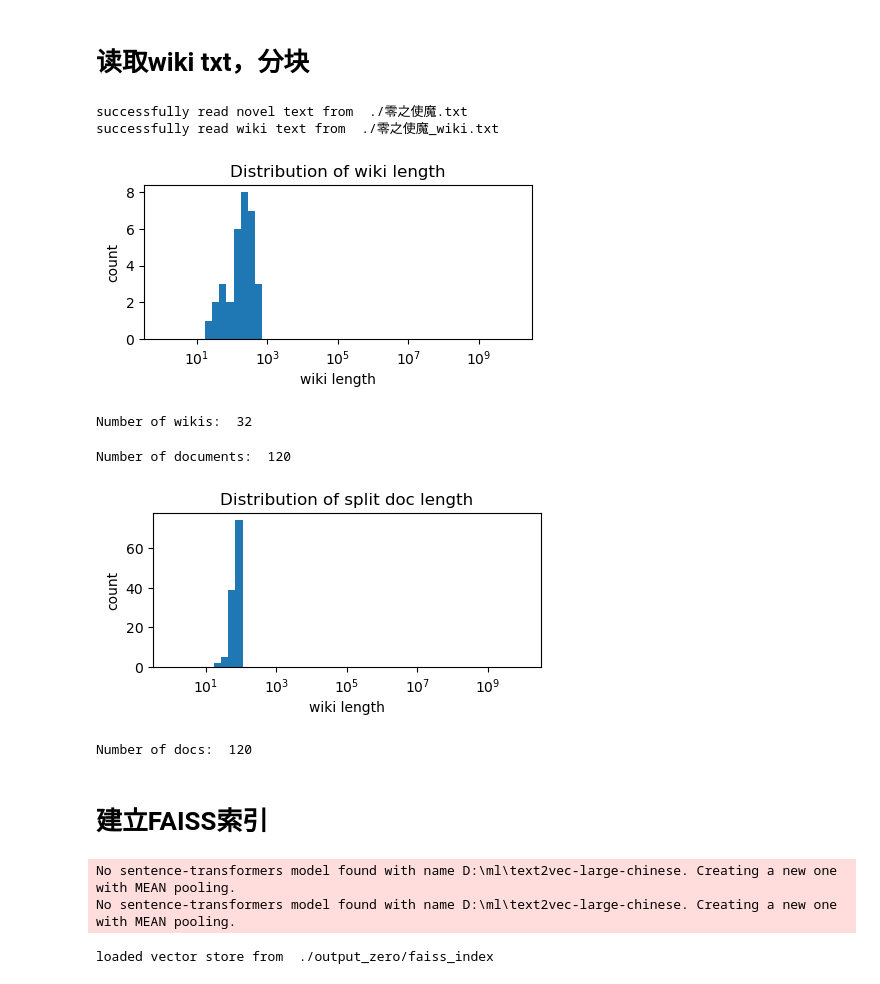
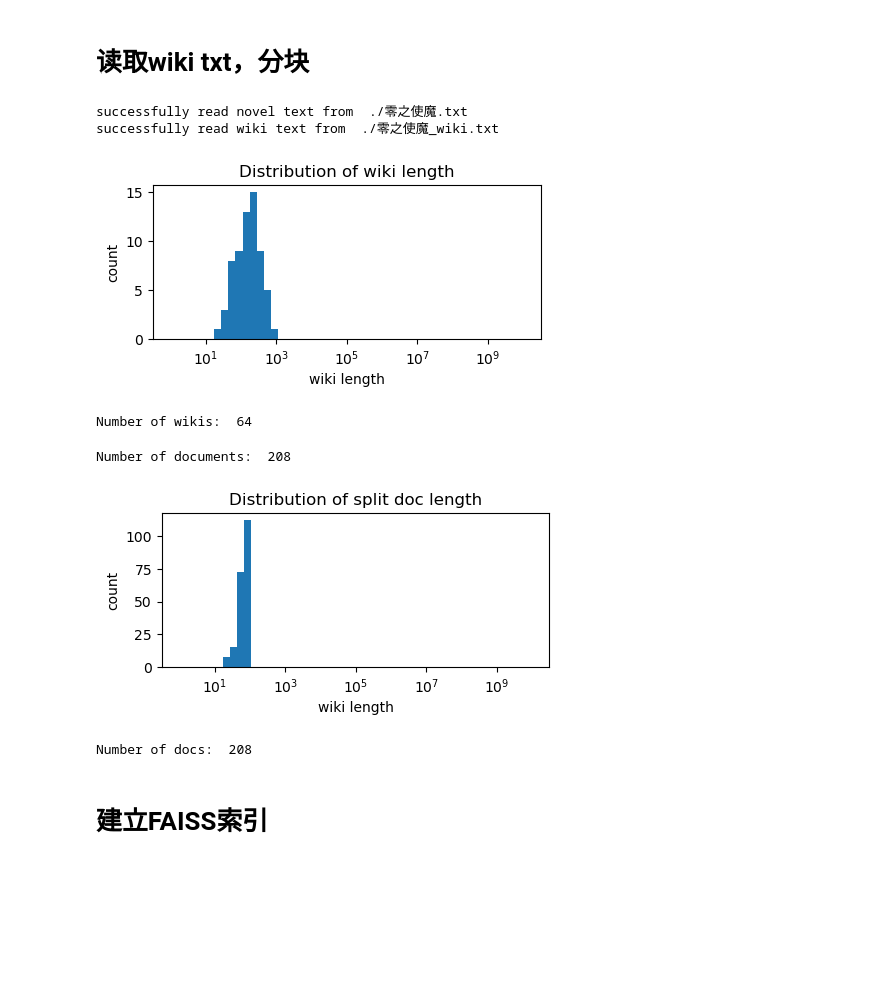
Before and after one commit to fangzhangmnm/novel2trpg, a Jupyter notebook: STEP1_build_knowledge_base.ipynb, the cells around one changed output. Cells and saved outputs as stored; diff of their text form; code cells hidden in the pictures; blank space fills up the shorter version.

Commit message:
optimize initial summary by using retrospect and better knowledge base start working on chapter summary

```diff
--- a/STEP1_build_knowledge_base.ipynb
+++ b/STEP1_build_knowledge_base.ipynb
@@ -3,21 +3,20 @@ wiki_path = './零之使魔_wiki.txt'
 novel_path='./零之使魔.txt'
 output_dir='./output_zero/'
 faiss_path=output_dir+'faiss_index'
+rename_map_path=output_dir+'rename_map.json'
 
 include_novel=False
 include_title=True
 max_title_len=20
 min_content_len=20
 max_content_len=100
-chunk_overlap=50
+chunk_overlap=10
 
-import os
+import os,json
 if not os.path.exists(output_dir):
     os.makedirs(output_dir)
 
-# faiss_cache_dir=output_dir+'faiss_cache'
-# if not os.path.exists(faiss_cache_dir):
-#     os.makedirs(faiss_cache_dir)
+rename_map=json.load(open(rename_map_path,'r',encoding='utf-8')) if os.path.exists(rename_map_path) else {}
 # %% [markdown]
 # 读取wiki txt，分块
 # %%
@@ -27,40 +26,48 @@ with open(novel_path,'r',encoding='utf-8') as f:
     novel_text=f.read()
 print('successfully read novel text from ', novel_path)
 
+for from_name,to_name in rename_map.items():
+    novel_text=novel_text.replace(from_name,to_name)
+
 re_chapter_title=re.compile(r"^(.{1,8}章|.{1,8}篇|.{1,8}集|.{1,8}卷|后记|序)\s", flags=re.MULTILINE)
 chapters = re.split(re_chapter_title, novel_text)[1:]
 chapters = [chapters[i]+' '+chapters[i + 1] for i in range(0, len(chapters), 2) if len(chapters[i + 1]) > min_content_len]
 chapter_titles=[chapter.split('\n')[0].strip()[:max_title_len] for chapter in chapters]
 chapters=[chapter.split('\n',1)[1] for chapter in chapters]
 
+
 with open(wiki_path,'r',encoding='utf-8') as f:
     wiki_text=f.read()
+
+for from_name,to_name in rename_map.items():
+    wiki_text=wiki_text.replace(from_name,to_name)
+
 print('successfully read wiki text from ', wiki_path)
-
-re_wiki_title=re.compile(r"^(【词条】)\s", flags=re.MULTILINE)
+wiki_text=re.sub(r'^\%.*\n','',wiki_text,flags=re.MULTILINE) # remove lines start with %
+re_wiki_title=re.compile(r"^(【词条】)\s", flags=re.MULTILINE) # 【词条】 XXXXXX
 wikis=re.split(re_wiki_title,wiki_text)[1:]
 wikis=[wikis[i]+' '+wikis[i+1] for i in range(0,len(wikis),2) if len(wikis[i+1])>min_content_len]
 wiki_titles=[wiki.split('\n')[0].strip().replace('【词条】','')[:max_title_len] for wiki in wikis]
 wikis=[wiki.split('\n',1)[1] for wiki in wikis]
 
 
 import matplotlib.pyplot as plt
 import numpy as np
 if include_novel:
     plt.figure(figsize=(5, 2))
     plt.hist([len(chapter) for chapter in chapters], bins=np.logspace(0, 10, 50))
     plt.xscale('log');plt.xlabel('chapter length');plt.ylabel('count');plt.title('Distribution of chapter length');plt.show()
     print('Number of chapters: ', len(chapters))
 
 plt.figure(figsize=(5, 2))
 plt.hist([len(wiki) for wiki in wikis], bins=np.logspace(0, 10, 50))
 plt.xscale('log');plt.xlabel('wiki length');plt.ylabel('count');plt.title('Distribution of wiki length');plt.show()
 print('Number of wikis: ', len(wikis))
 # %% [output]
 successfully read novel text from  ./零之使魔.txt
 successfully read wiki text from  ./零之使魔_wiki.txt
-[figure, old version]
+[figure, new version]
-Number of wikis:  32
+Number of wikis:  64
 # %%
 from langchain.schema import Document
 from langchain.text_splitter import RecursiveCharacterTextSplitter
@@ -90,54 +97,8 @@ plt.hist([len(doc.page_content) for doc in documents], bins=np.logspace(0, 10, 5
 plt.xscale('log');plt.xlabel('wiki length');plt.ylabel('count');plt.title('Distribution of split doc length');plt.show()
 print('Number of docs: ', len(documents))
 # %% [output]
-Number of documents:  120
+Number of documents:  208
-[figure, old version]
+[figure, new version]
-Number of docs:  120
+Number of docs:  208
 # %% [markdown]
 # 建立FAISS索引
-# %%
-from langchain.embeddings import HuggingFaceEmbeddings
-import sentence_transformers
-from langchain.vectorstores import FAISS
-
-embeddings = HuggingFaceEmbeddings(model_name=r'D:\ml\text2vec-large-chinese')
-embeddings.client=sentence_transformers.SentenceTransformer(embeddings.model_name,device="cuda")
-# %% [output]
-No sentence-transformers model found with name D:\ml\text2vec-large-chinese. Creating a new one with MEAN pooling.
-No sentence-transformers model found with name D:\ml\text2vec-large-chinese. Creating a new one with MEAN pooling.
-# %%
-# WARNING VERY SLOW
-from tqdm.auto import tqdm
-import os
-
-
-# save every 50 doc in one folder
-# vector_stores=[]
-# for i in tqdm(range(0,len(documents),50)):
-#     vector_store_dir=os.path.join(faiss_cache_dir,'{0:06d}'.format(i))
-#     if not os.path.exists(vector_store_dir+'/index.faiss'):
-#         print('building vector store for documents ',i,' to ',i+100)
-#         vector_store = FAISS.from_documents(documents[i:i+100], embeddings)
-#         os.makedirs(vector_store_dir)
-#         vector_store.save_local(vector_store_dir)
-#         print('saved vector store to ', vector_store_dir)
-#     else:
-#         vector_store=FAISS.load_local(vector_store_dir, embeddings)
-#         print('loaded vector store from ', vector_store_dir)
-#     vector_stores.append(vector_store)
-# vector_store=vector_stores[0]
-# for i in range(1,len(vector_stores)):
-#     vector_store.merge_from(vector_stores[i])
-# vector_store.save_local(faiss_path)
-# print('saved vector store to ', faiss_path)
-# del vector_stores
-
-if os.path.exists(faiss_path+'/index.faiss'):
-    vector_store=FAISS.load_local(faiss_path, embeddings)
-    print('loaded vector store from ', faiss_path)
-else:
-    vector_store = FAISS.from_documents(documents, embeddings)
-    vector_store.save_local(faiss_path)
-    print('saved vector store to ', faiss_path)
-# %% [output]
-loaded vector store from  ./output_zero/faiss_index
```
Also changed, not shown: parts of 7 cells of this notebook, 15 other files.
